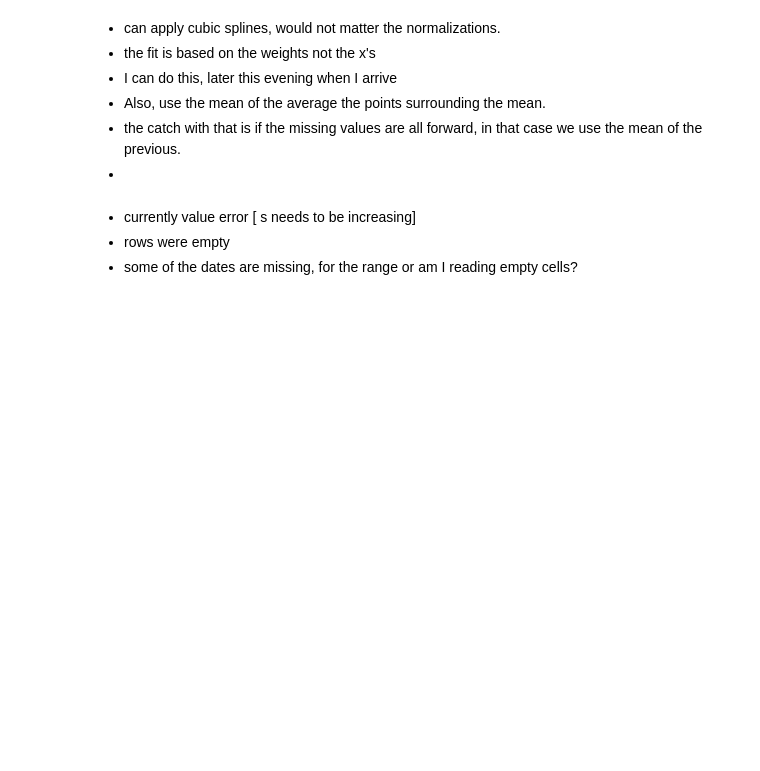
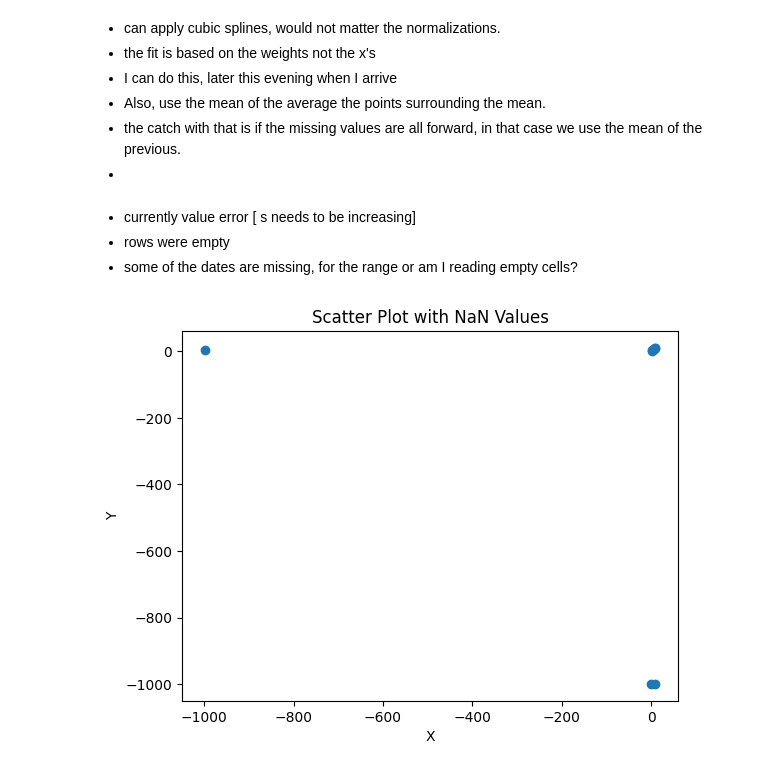
Before and after one commit to duutabib/crispyMissing_data, a Jupyter notebook: drNanaAmma0.ipynb, the cells around one changed output. Saved outputs shown, nothing was run; the diff lists cells and outputs as text; code cells hidden in the pictures; blank space fills up the shorter version.

```diff
--- a/drNanaAmma0.ipynb
+++ b/drNanaAmma0.ipynb
@@ -213,3 +223,22 @@ Index(['08/01/2023', '07/01/2023', '06/01/2023', '05/01/2023', '04/01/2023',
 * currently value error [ s needs to be increasing]
 * rows were empty
 * some of the dates are missing, for the range or am I reading empty cells?
+# %%
+data = {
+    'x': [1, 2, 3, 4, None, 6, 7, 8, 9, 10],
+    'y': [None, 2, 3, 4, 5, 6, 7, None, 9, 10]
+}
+df = pd.DataFrame(data)
+
+# Replace NaN values with a placeholder
+placeholder_value = -999  # Choose any suitable placeholder value
+df_filled = df.fillna(placeholder_value)
+
+# Plot the data
+plt.scatter(df_filled['x'], df_filled['y'])
+plt.xlabel('X')
+plt.ylabel('Y')
+plt.title('Scatter Plot with NaN Values')
+plt.show()
+# %% [output]
+[figure, added]
```
Also changed, not shown: parts of 2 cells of this notebook.
